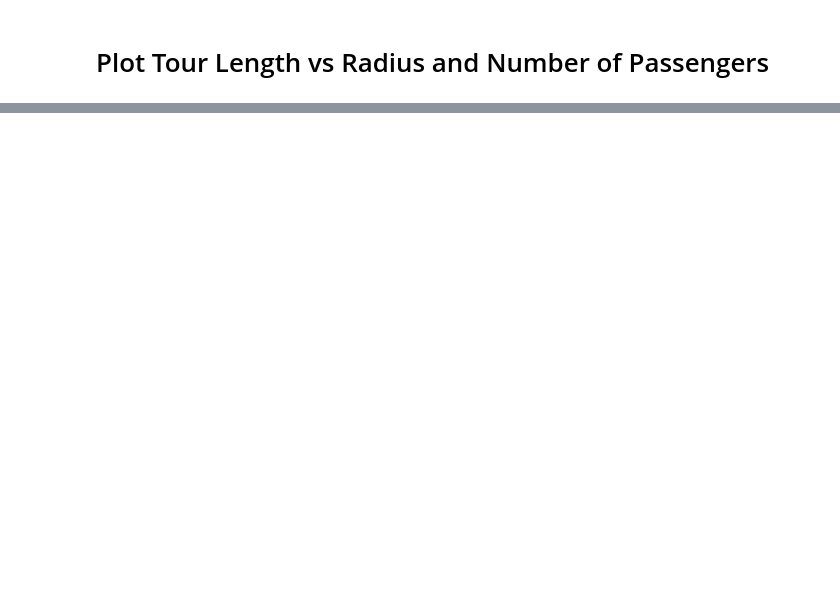
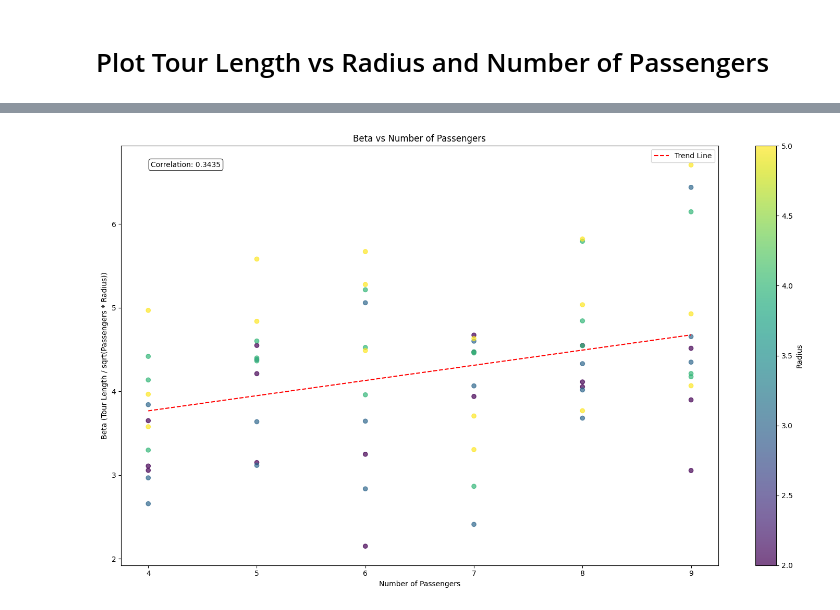
Before and after one commit to BilalDawood01/CT_TSP_On-demand_services, a Jupyter notebook: Plot_Tour_Length.ipynb, the cells around one changed output, grey strips where cells are left out. Drawn from its saved outputs; the diff is of its cells as text; code cells hidden in the pictures; blank space fills up the shorter version.

Commit message:
Added more plots for viewing

```diff
--- a/Plot_Tour_Length.ipynb
+++ b/Plot_Tour_Length.ipynb
@@ -492,0 +11,5 @@ Station 8
+# %%
+# Read the CSV data
+df = pd.read_csv('trip_data_campus_full.csv')
+df = df.dropna(subset=['Tour_Length'])
+print(df.head())
@@ -492,0 +25,15 @@ Station 8
+# %%
+stations = df['Park_and_Ride_Station'].unique()
+
+# Will store them in a dictionary
+station_dfs = {station: df[df['Park_and_Ride_Station'] == station] for station in stations}
+print(stations)
+
+fishcreek_df = station_dfs["Fish Creek - Lacombe CTrain Station"]
+somerset_df = station_dfs["Somerset-Bridlewood"]
+crowfoot_df = station_dfs["Crowfoot - North and South"]
+tuscany_df = station_dfs["Tuscany Station - Rocky Ridge Terminal"]
+saddletown_df = station_dfs["Saddletowne CTrain Park and Ride"]
+sirocco_df = station_dfs["Sirocco Station"]
+mall_df = station_dfs["Marlborough Mall"]
+north_df = station_dfs["North Pointe"]
@@ -492,0 +211,63 @@ Station 8
+# %%
+import pandas as pd
+import matplotlib.pyplot as plt
+import seaborn as sns
+import numpy as np
+
+# Calculate Beta
+df['Beta'] = (df['Tour_Length']/1000) / np.sqrt(df['Passengers'] * df['Radius'])
+
+# Create the plot
+plt.figure(figsize=(15, 9))
+
+# Scatter plot with color gradient based on Radius
+scatter = plt.scatter(df['Passengers'], df['Beta'],
+                      c=df['Radius'],
+                      cmap='viridis',
+                      alpha=0.7)
+
+# Add colorbar
+plt.colorbar(scatter, label='Radius')
+
+# Add trend line
+z = np.polyfit(df['Passengers'], df['Beta'], 1)
+p = np.poly1d(z)
+plt.plot(df['Passengers'], p(df['Passengers']), "r--", label='Trend Line')
+
+# Labeling
+plt.xlabel('Number of Passengers')
+plt.ylabel('Beta (Tour Length / sqrt(Passengers * Radius))')
+plt.title('Beta vs Number of Passengers')
+plt.legend()
+
+# Additional statistical information
+correlation = df['Passengers'].corr(df['Beta'])
+
+# Annotate correlation
+plt.annotate(f'Correlation: {correlation:.4f}',
+             xy=(0.05, 0.95),
+             xycoords='axes fraction',
+             bbox=dict(boxstyle='round', facecolor='white', alpha=0.7))
+
+plt.tight_layout()
+plt.show()
+
+# Print additional statistical insights
+print("\nBeta Statistical Summary:")
+print(df['Beta'].describe())
+
+print("\nCorrelation between Passengers and Beta:")
+print(correlation)
+
+# Box plot to show Beta distribution across different passenger ranges
+plt.figure(figsize=(12, 6))
+df['Passengers_Bin'] = pd.cut(df['Passengers'], bins=5)
+sns.boxplot(x='Passengers_Bin', y='Beta', data=df)
+plt.title('Beta Distribution Across Passenger Ranges')
+plt.xlabel('Number of Passengers')
+plt.ylabel('Beta')
+plt.xticks(rotation=45)
+plt.tight_layout()
+plt.show()
+# %% [output]
+[figure, added]
```
Also changed, not shown: parts of 52 cells of this notebook, 3 other files.
